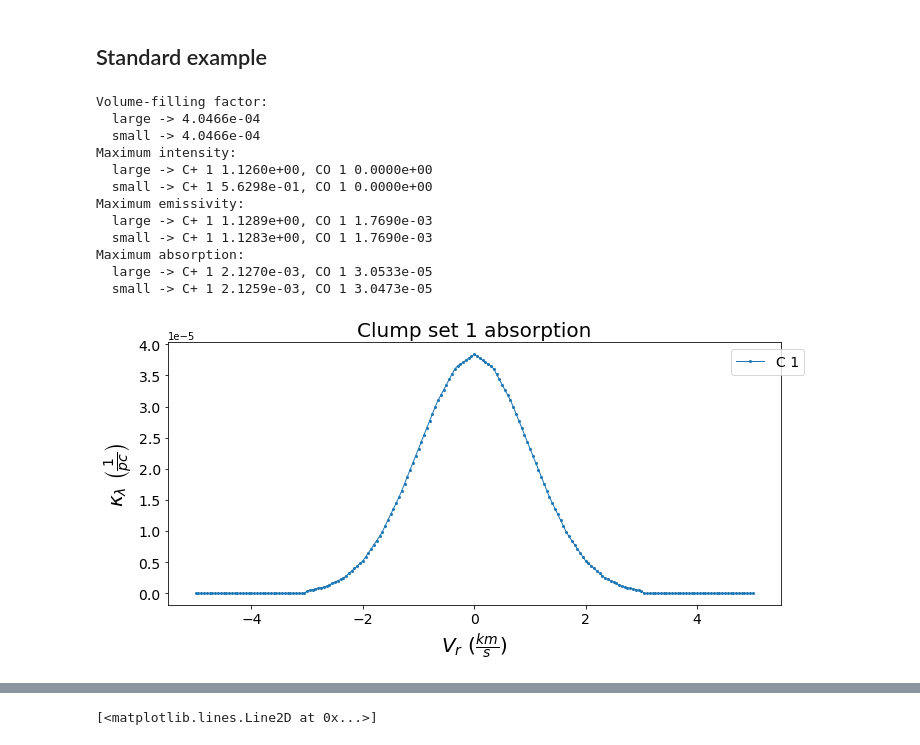
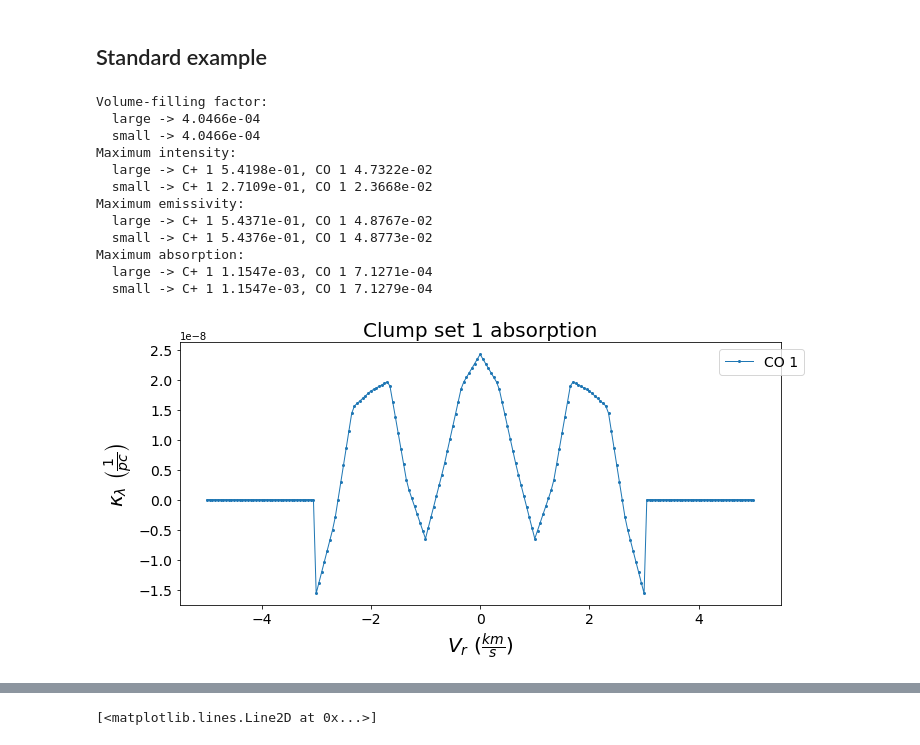
Before and after one commit to CraigYanitski/kosmatau3d, a Jupyter notebook: notebooks/debugging/voxel_debugging.ipynb, the cells around one changed output, grey strips where cells are left out. Cells and saved outputs as stored; diff of their text form; code cells hidden in the pictures.

```diff
--- a/notebooks/debugging/voxel_debugging.ipynb
+++ b/notebooks/debugging/voxel_debugging.ipynb
@@ -46,8 +46,8 @@ parameters = {
                                 '13CO 7', '13CO 8', 'HCO+ 1', 'HCO+ 2', 'HCO+ 3', 'HCO+ 4', 'HCO+ 5'],
                       'dust' : ['240um', '550um'],#'PAH',
                       # 'dust' : 'PAH',
-          'clump_mass_range' : [[0]],
-         'clump_mass_number' : [1],
+          'clump_mass_range' : [[0, 2]],
+         'clump_mass_number' : [3],
                'clump_n_max' : [None],
             'velocity_range' : [-5, 5],
            'velocity_number' : 201,
@@ -55,7 +55,7 @@ parameters = {
                 # Voxel properties
                   'velocity' : 0,
        'ensemble_dispersion' : 1,#1,
-             'ensemble_mass' : [10**2],#7.15, 5.22#10**1,#0.8,
+             'ensemble_mass' : [1],#7.15, 5.22#10**1,#0.8,
 #               'volumeFactor' : [0.8, 0.2],
           'ensemble_density' : [10**5],#4.13, 4.17#10**5,#4.5,
                        'fuv' : 10**6,#1.13, 1.07#1.7,
@@ -162,15 +162,15 @@ Volume-filling factor:
   large -> 4.0466e-04
   small -> 4.0466e-04
 Maximum intensity:
-  large -> C+ 1 1.1260e+00, CO 1 0.0000e+00
-  small -> C+ 1 5.6298e-01, CO 1 0.0000e+00
+  large -> C+ 1 5.4198e-01, CO 1 4.7322e-02
+  small -> C+ 1 2.7109e-01, CO 1 2.3668e-02
 Maximum emissivity:
-  large -> C+ 1 1.1289e+00, CO 1 1.7690e-03
-  small -> C+ 1 1.1283e+00, CO 1 1.7690e-03
+  large -> C+ 1 5.4371e-01, CO 1 4.8767e-02
+  small -> C+ 1 5.4376e-01, CO 1 4.8773e-02
 Maximum absorption:
-  large -> C+ 1 2.1270e-03, CO 1 3.0533e-05
-  small -> C+ 1 2.1259e-03, CO 1 3.0473e-05
+  large -> C+ 1 1.1547e-03, CO 1 7.1271e-04
+  small -> C+ 1 1.1547e-03, CO 1 7.1279e-04
 # %%
-old_vox.plot_molecule(molecule='C 1', quantity='absorption')
+old_vox.plot_molecule(molecule='CO 1', quantity='absorption')
 # %% [output]
-[figure, old version]
+[figure, new version]
```
Also changed, not shown: parts of 6 cells of this notebook, 3 other files.
